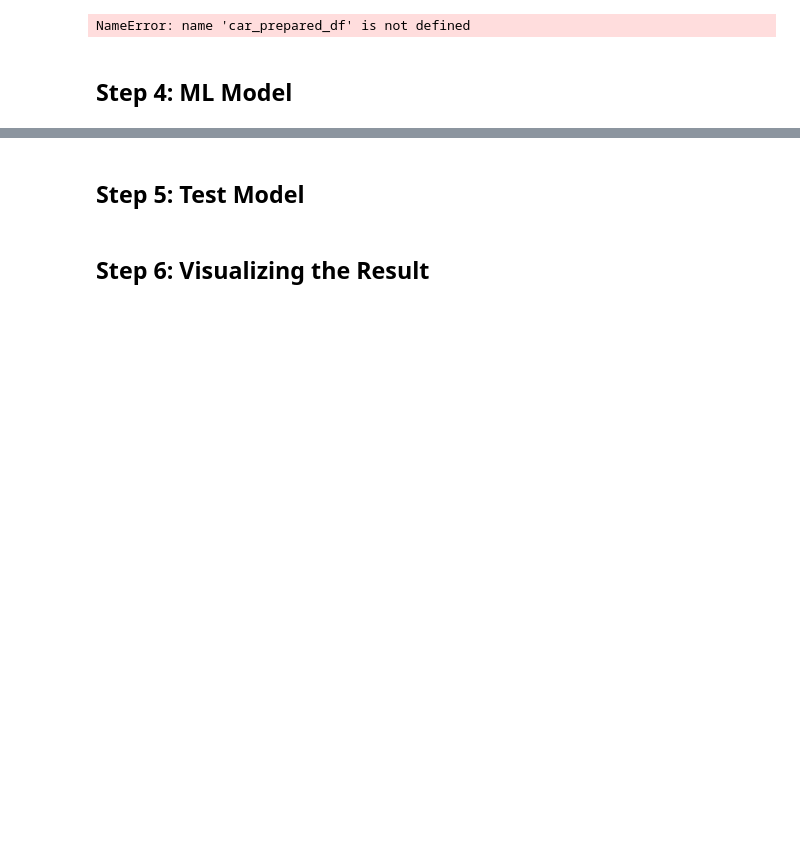
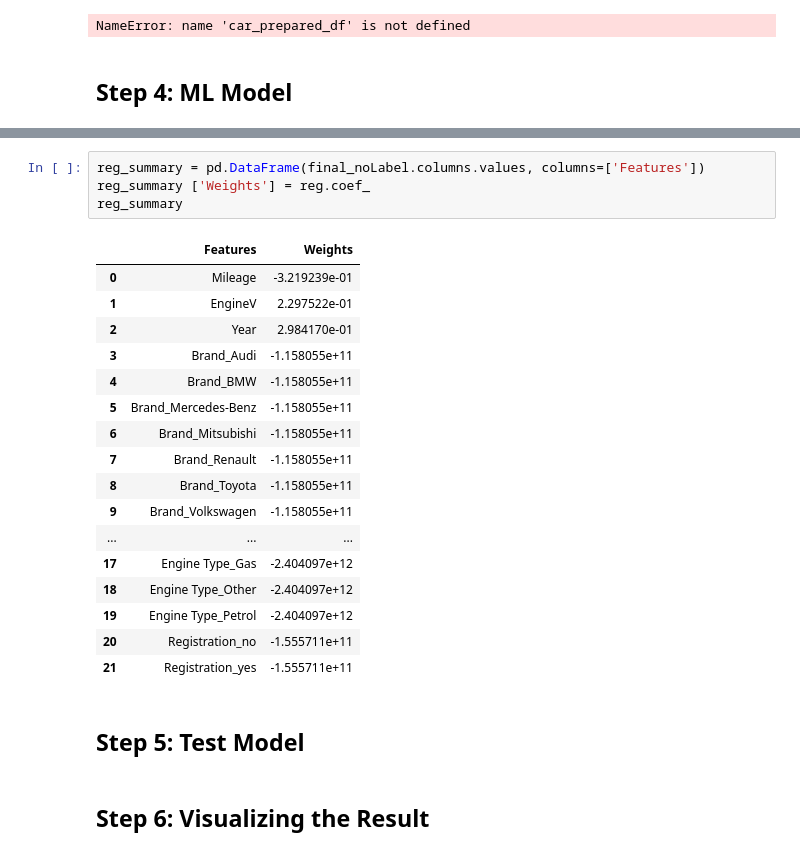
Before and after one commit to Naderiii/Predicting-the-used-car-price, a Jupyter notebook: Predicting the used car price.ipynb, the cells around one changed output, grey strips where cells are left out. Drawn from its saved outputs; the diff is of its cells as text; blank space fills up the shorter version.

```diff
--- a/Predicting the used car price.ipynb
+++ b/Predicting the used car price.ipynb
@@ -436,3 +467,25 @@ final_noLabel
+# %%
+reg_summary = pd.DataFrame(final_noLabel.columns.values, columns=['Features'])
+reg_summary ['Weights'] = reg.coef_
+reg_summary
+# %% [output]
+|  | Features | Weights |
+| 0 | Mileage | -3.219239e-01 |
+| 1 | EngineV | 2.297522e-01 |
+| 2 | Year | 2.984170e-01 |
+| 3 | Brand_Audi | -1.158055e+11 |
+| 4 | Brand_BMW | -1.158055e+11 |
+| 5 | Brand_Mercedes-Benz | -1.158055e+11 |
+| 6 | Brand_Mitsubishi | -1.158055e+11 |
+| 7 | Brand_Renault | -1.158055e+11 |
+| 8 | Brand_Toyota | -1.158055e+11 |
+| 9 | Brand_Volkswagen | -1.158055e+11 |
+| ... | ... | ... |
+| 17 | Engine Type_Gas | -2.404097e+12 |
+| 18 | Engine Type_Other | -2.404097e+12 |
+| 19 | Engine Type_Petrol | -2.404097e+12 |
+| 20 | Registration_no | -1.555711e+11 |
+| 21 | Registration_yes | -1.555711e+11 |
 # %% [markdown]
 ## Step 5: Test Model
 # %% [markdown]
```
Also changed, not shown: parts of 8 cells of this notebook.
